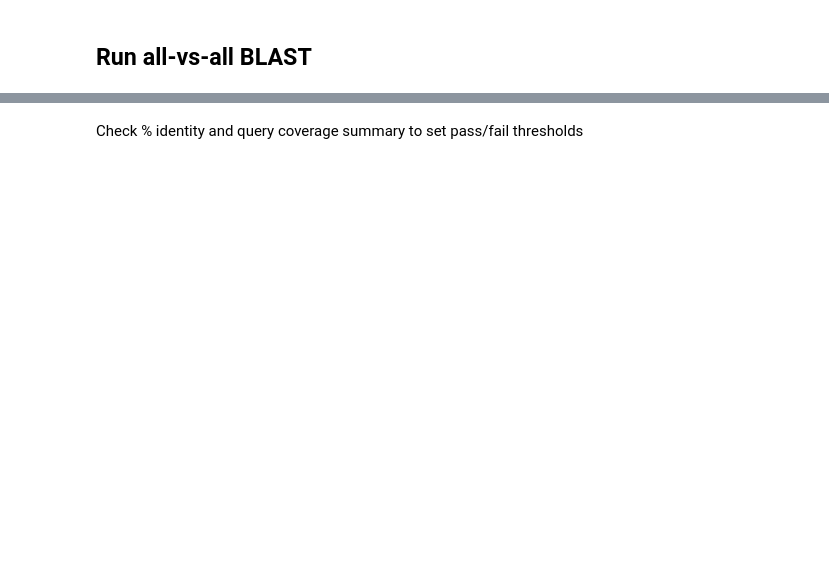
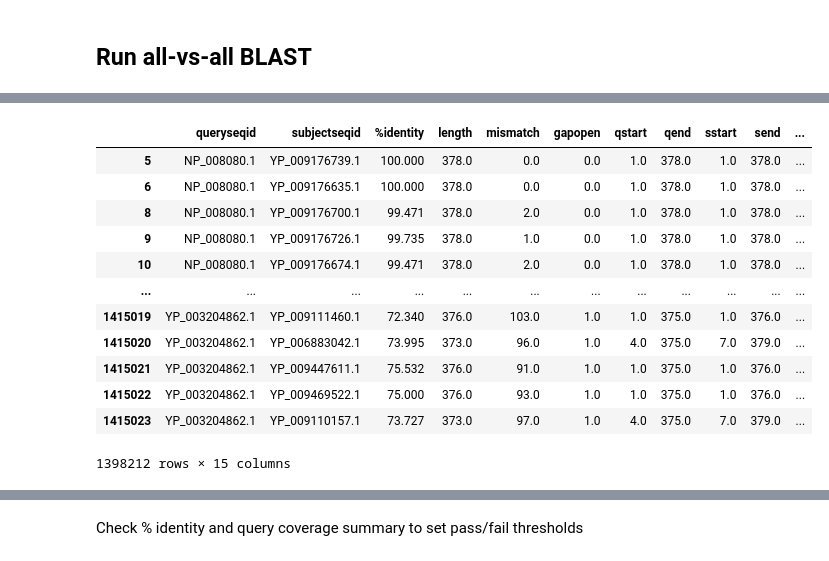
Before and after one commit to NCBI-Codeathons/Marker-Gene-Validator, a Jupyter notebook: marker_gene.ipynb, the cells around one changed output, grey strips where cells are left out. Cells and saved outputs as stored; diff of their text form; code cells hidden in the pictures; blank space fills up the shorter version.

```diff
--- a/marker_gene.ipynb
+++ b/marker_gene.ipynb
@@ -153,24 +201,37 @@ Tue Oct 27 14:19:43 EDT 2020 Generating blast seq-align asn...
 # %%
-file_name_string = (r'C:\Users\mcveigh\Documents\PythonPC\acclist_for_blast.tsv)
+file_name_string = (r'blastout.tsv')
 table_df = pd.read_csv(file_name_string,
                        sep='\t',
                        index_col=None,
                        low_memory=False,
-                       usecols=[0,1,2,3,4,5,6,7,8,9,10,11,12],
+                       usecols=[0,1,2,3,4,5,6,7,8,9,10,11,12,13,14],
                        header=None,
-                       names=["queryseqid", "subjectseqid","%identity", "length",
-                               "mismatch", "gapopen", "qstart", "qend",
-                               "sstart", "send", "Evalue", "bitscore", "qcoverage"])
+                       names=["queryseqid", "subjectseqid", "%identity", "length", "mismatch", "gapopen", "qstart", "qend", "sstart", "send", "Evalue", "bitscore", "qcoverage", "taxid", "orgname"])
 table_df = table_df[~table_df['queryseqid'].str.contains("#")]
 table_df['%identity'] = pd.to_numeric(table_df['%identity'])
 table_df['length'] = pd.to_numeric(table_df['length'])
 table_df['qstart'] = pd.to_numeric(table_df['qstart'])
 table_df['qend'] = pd.to_numeric(table_df['qend'])
 table_df['sstart'] = pd.to_numeric(table_df['sstart'])
 table_df['send'] = pd.to_numeric(table_df['send'])
 table_df['qcoverage'] = pd.to_numeric(table_df['qcoverage'])
 
 #strip .version if needed
-#table_df['queryseqid'] = table_df['queryseqid'].astype(str)
+#table_df['queryseqid'] = table_df['queryseqid'].astype(st
 #table_df['queryseqid'] = table_df['queryseqid'].map(lambda x: str(x)[:-1])
-table_df
+table2_df = table_df.loc[(table_df['queryseqid']) != (table_df['subjectseqid'])]
+table2_df
+# %% [output]
+|  | queryseqid | subjectseqid | %identity | length | mismatch | gapopen | qstart | qend | sstart | send | ... |
+| 5 | NP_008080.1 | YP_009176739.1 | 100.000 | 378.0 | 0.0 | 0.0 | 1.0 | 378.0 | 1.0 | 378.0 | ... |
+| 6 | NP_008080.1 | YP_009176635.1 | 100.000 | 378.0 | 0.0 | 0.0 | 1.0 | 378.0 | 1.0 | 378.0 | ... |
+| 8 | NP_008080.1 | YP_009176700.1 | 99.471 | 378.0 | 2.0 | 0.0 | 1.0 | 378.0 | 1.0 | 378.0 | ... |
+| 9 | NP_008080.1 | YP_009176726.1 | 99.735 | 378.0 | 1.0 | 0.0 | 1.0 | 378.0 | 1.0 | 378.0 | ... |
+| 10 | NP_008080.1 | YP_009176674.1 | 99.471 | 378.0 | 2.0 | 0.0 | 1.0 | 378.0 | 1.0 | 378.0 | ... |
+| ... | ... | ... | ... | ... | ... | ... | ... | ... | ... | ... | ... |
+| 1415019 | YP_003204862.1 | YP_009111460.1 | 72.340 | 376.0 | 103.0 | 1.0 | 1.0 | 375.0 | 1.0 | 376.0 | ... |
+| 1415020 | YP_003204862.1 | YP_006883042.1 | 73.995 | 373.0 | 96.0 | 1.0 | 4.0 | 375.0 | 7.0 | 379.0 | ... |
+| 1415021 | YP_003204862.1 | YP_009447611.1 | 75.532 | 376.0 | 91.0 | 1.0 | 1.0 | 375.0 | 1.0 | 376.0 | ... |
+| 1415022 | YP_003204862.1 | YP_009469522.1 | 75.000 | 376.0 | 93.0 | 1.0 | 1.0 | 375.0 | 1.0 | 376.0 | ... |
+| 1415023 | YP_003204862.1 | YP_009110157.1 | 73.727 | 373.0 | 97.0 | 1.0 | 4.0 | 375.0 | 7.0 | 379.0 | ... |
+1398212 rows × 15 columns
```
Also changed, not shown: parts of 29 cells of this notebook.
